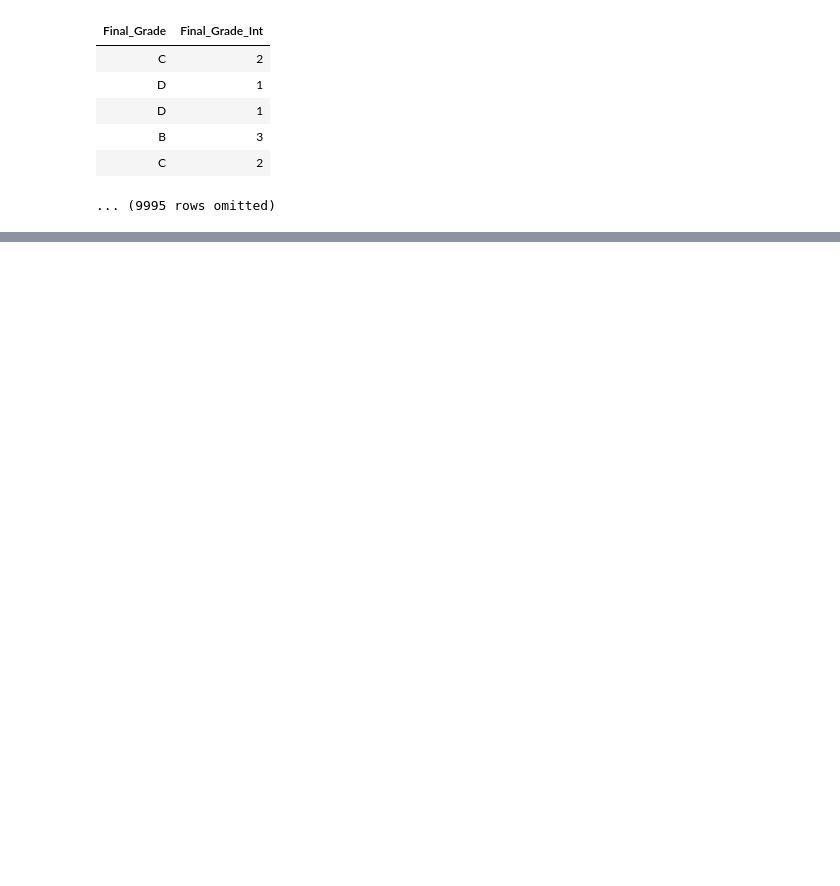
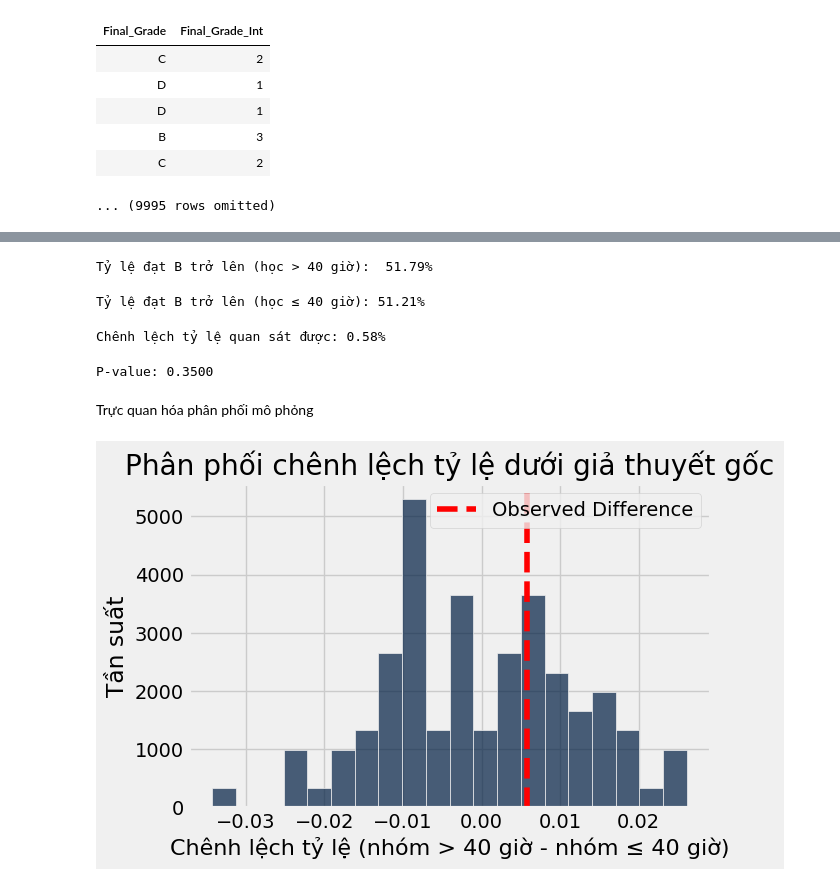
Before and after one commit to nvnhat04/materials-fa24, a Jupyter notebook: btl/final.ipynb, the cells around one changed output, grey strips where cells are left out. Drawn from its saved outputs; the diff is of its cells as text; code cells hidden in the pictures; blank space fills up the shorter version.

```diff
--- a/btl/final.ipynb
+++ b/btl/final.ipynb
@@ -621,0 +476,54 @@ Học sinh có điểm thi dưới 60% và tỷ lệ hoàn thành bài tập dư
+# %%
+# Nhóm học > 40 giờ
+high_hours_group = data.where('high_hours', 1)
+prop_high = np.mean(high_hours_group.column('B_or_higher'))
+print(f"Tỷ lệ đạt B trở lên (học > 40 giờ): {prop_high: .2%}")
+# %% [output]
+Tỷ lệ đạt B trở lên (học > 40 giờ):  51.79%
+# %%
+# Nhóm học ≤ 40 giờ
+low_hours_group = data.where('high_hours', 0)
+prop_low = np.mean(low_hours_group['B_or_higher'])
+print(f"Tỷ lệ đạt B trở lên (học ≤ 40 giờ): {prop_low:.2%}")
+# %% [output]
+Tỷ lệ đạt B trở lên (học ≤ 40 giờ): 51.21%
+# %%
+observed_diff = prop_high - prop_low
+print(f"Chênh lệch tỷ lệ quan sát được: {observed_diff:.2%}")
+# %% [output]
+Chênh lệch tỷ lệ quan sát được: 0.58%
+# %%
+# Mô phỏng phân phối chênh lệch tỷ lệ dưới H0
+n_simulations = 100
+diffs = make_array()
+
+for i in range(n_simulations):
+    # Xáo trộn nhãn high_hours
+    shuffled_labels = data.sample(with_replacement=False)['high_hours']
+    shuffled_data = data.with_column('shuffled_high_hours', shuffled_labels)
+
+    # Tính tỷ lệ cho hai nhóm với nhãn xáo trộn
+    shuffled_high = shuffled_data.where('shuffled_high_hours', 1)
+    shuffled_low = shuffled_data.where('shuffled_high_hours', 0)
+    prop_high_shuffled = np.mean(shuffled_high['B_or_higher'])
+    prop_low_shuffled = np.mean(shuffled_low['B_or_higher'])
+
+    # Lưu chênh lệch tỷ lệ
+    diffs = np.append(diffs, prop_high_shuffled - prop_low_shuffled)
+# %%
+p_value = np.mean(diffs >= observed_diff)
+print(f"P-value: {p_value:.4f}")
+# %% [output]
+P-value: 0.3500
+# %% [markdown]
+Trực quan hóa phân phối mô phỏng
+# %%
+Table().with_column('Difference in Proportions', diffs).hist(bins=20)
+plt.axvline(x=observed_diff, color='red', linestyle='--', label='Observed Difference')
+plt.title('Phân phối chênh lệch tỷ lệ dưới giả thuyết gốc')
+plt.xlabel('Chênh lệch tỷ lệ (nhóm > 40 giờ - nhóm ≤ 40 giờ)')
+plt.ylabel('Tần suất')
+plt.legend()
+plt.show()
+# %% [output]
+[figure, added]
```
Also changed, not shown: parts of 148 cells of this notebook, 1 other file.
